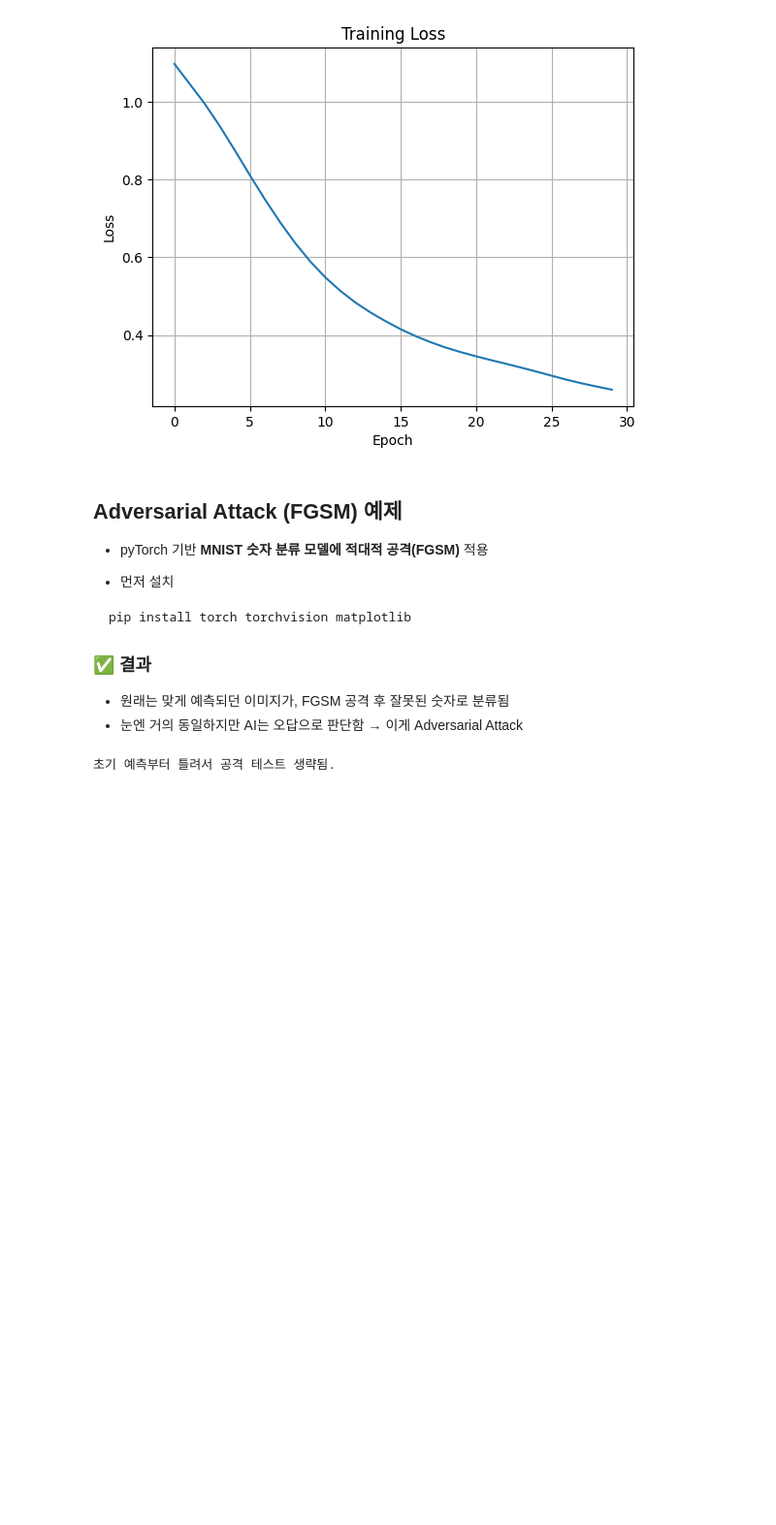
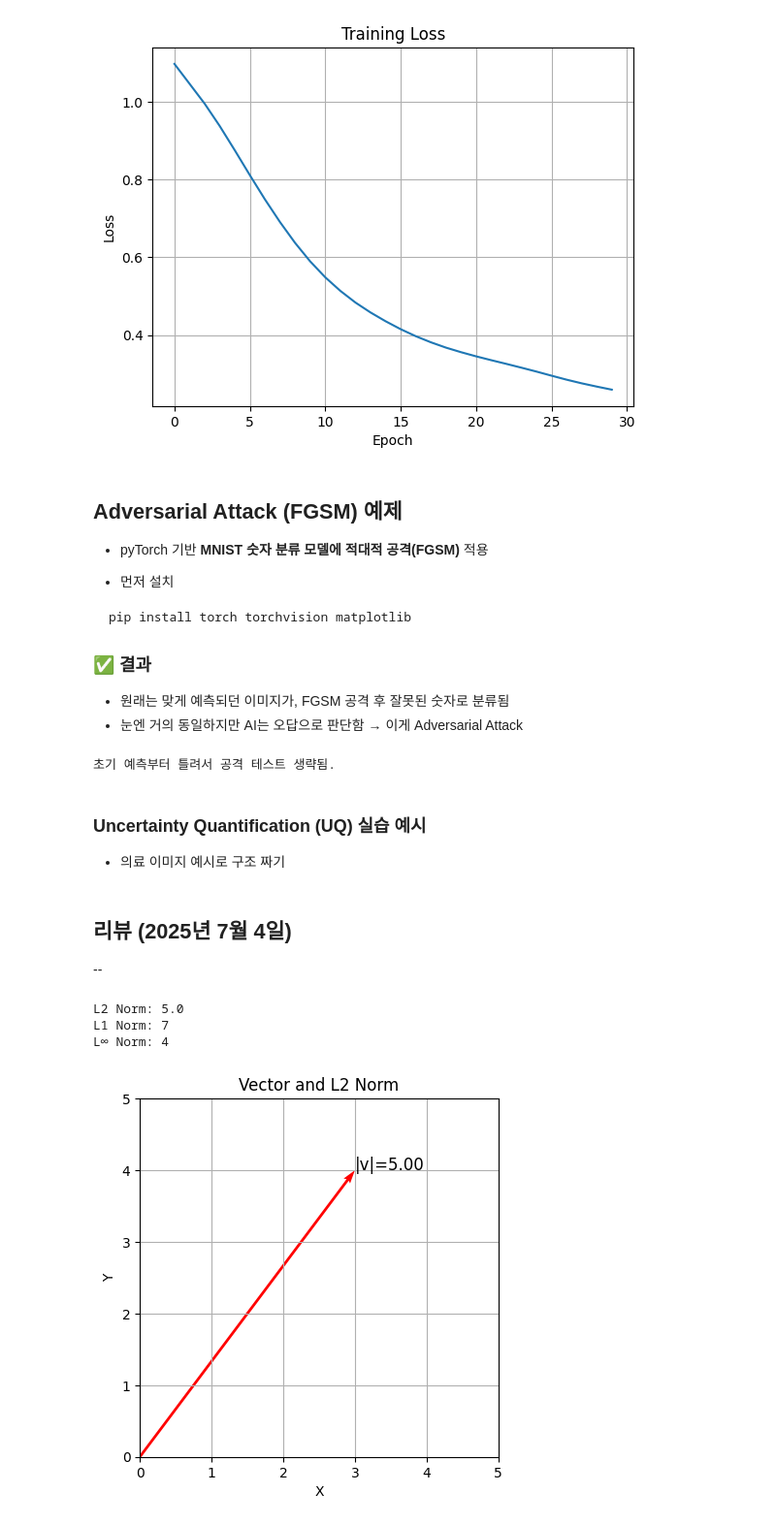
Before and after one commit to BerkleyLim/ai_edu, a Jupyter notebook: based/1weeks/250705.ipynb, the cells around one changed output. Shown: that part at 97% size. Saved outputs shown, nothing was run; the diff lists cells and outputs as text; code cells hidden in the pictures; blank space fills up the shorter version.

Commit message:
docs: 리뷰 추가
- Vector & Norm

```diff
--- a/based/1weeks/250705.ipynb
+++ b/based/1weeks/250705.ipynb
@@ -198,3 +198,7 @@ else:
     print("초기 예측부터 틀려서 공격 테스트 생략됨.")
 # %% [output]
 초기 예측부터 틀려서 공격 테스트 생략됨.
+# %% [markdown]
+### Uncertainty Quantification (UQ) 실습 예시
+
+- 의료 이미지 예시로 구조 짜기
@@ -200,0 +230,43 @@ else:
+# %% [markdown]
+## 리뷰 (2025년 7월 4일)
+
+--
+# %%
+import numpy as np
+import matplotlib.pyplot as plt
+
+# 벡터 정의
+v = np.array([3, 4])
+
+# L2 Norm (유클리디안 노름)
+l2_norm = np.linalg.norm(v)
+
+# L1 Norm (맨해튼 노름)
+l1_norm = np.sum(np.abs(v))
+
+# L∞ Norm (최댓값 노름)
+linf_norm = np.max(np.abs(v))
+
+# 결과 출력
+print(f"L2 Norm: {l2_norm}")
+print(f"L1 Norm: {l1_norm}")
+print(f"L∞ Norm: {linf_norm}")
+
+# 시각화
+origin = [0], [0]
+plt.quiver(*origin, v[0], v[1], angles='xy', scale_units='xy', scale=1, color='r')
+plt.text(v[0], v[1], f"|v|={l2_norm:.2f}", fontsize=12)
+
+plt.xlim(0, 5)
+plt.ylim(0, 5)
+plt.grid()
+plt.gca().set_aspect('equal', adjustable='box')
+plt.title("Vector and L2 Norm")
+plt.xlabel("X")
+plt.ylabel("Y")
+plt.show()
+# %% [output]
+L2 Norm: 5.0
+L1 Norm: 7
+L∞ Norm: 4
+[figure, added]
```
Also changed, not shown: parts of 2 cells of this notebook, 4 other files.
